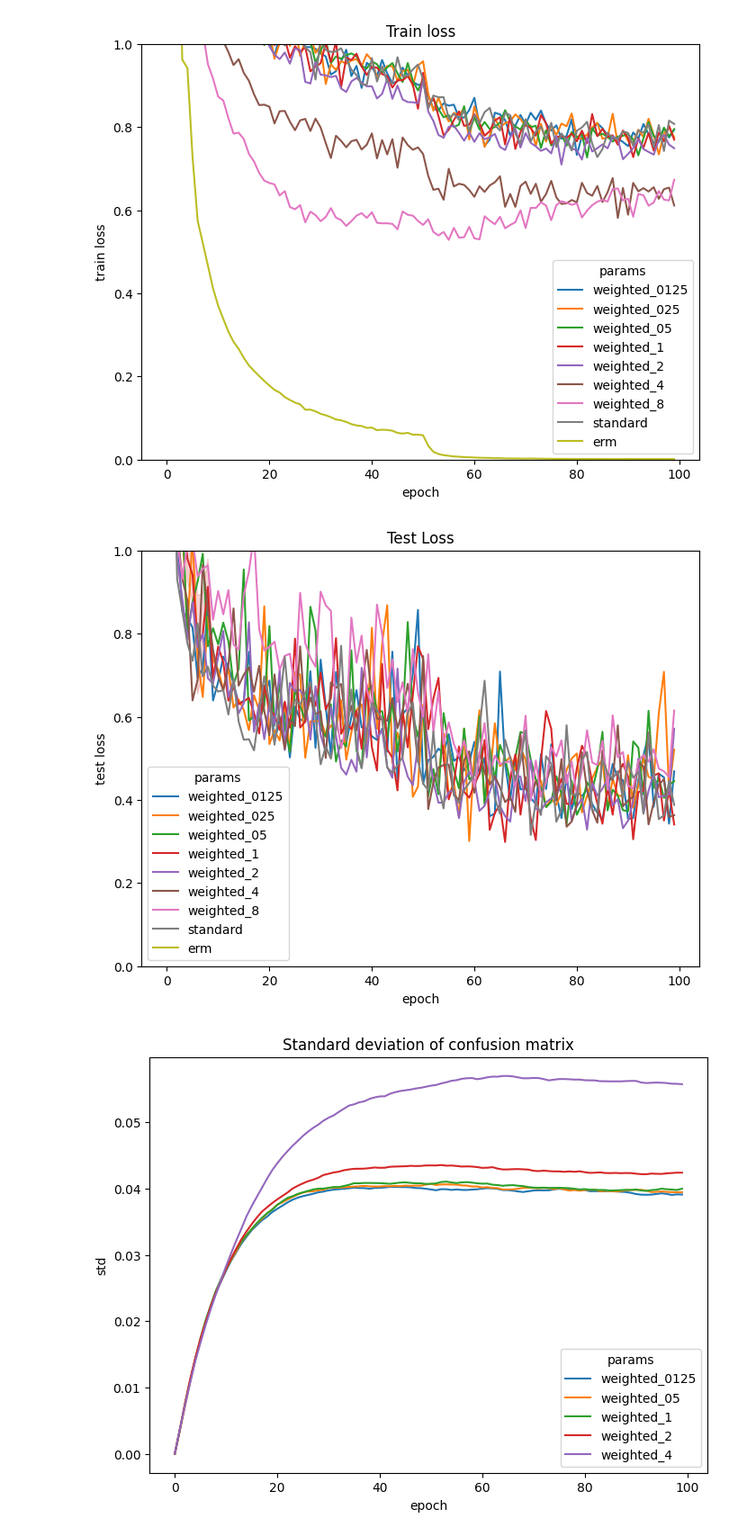
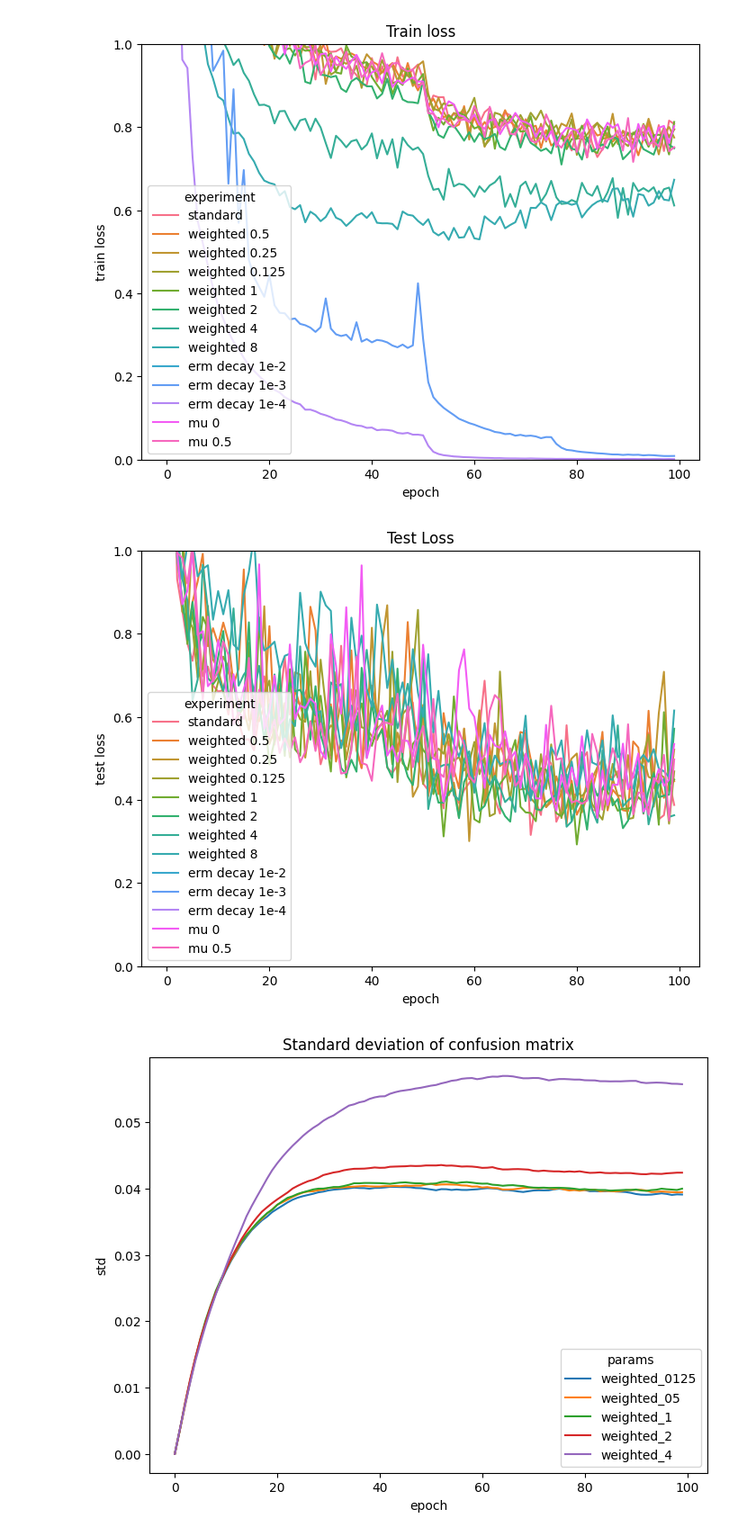
Before and after one commit to Maruf001/78-final-project, a Jupyter notebook: analysis.ipynb, the cells around one changed output. Shown: that part at 90% size. Cells and saved outputs as stored; diff of their text form; code cells hidden in the pictures.

Commit message:
more experiments

```diff
--- a/analysis.ipynb
+++ b/analysis.ipynb
@@ -76,19 +91,19 @@ plt.show()
 # %%
 plt.figure(figsize=(8, 6))
-sns.lineplot(data=df, x="epoch", y="train loss", hue="params")
+sns.lineplot(data=df, x="epoch", y="train loss", hue="experiment")
 plt.ylim(0, 1)
 plt.title("Train loss")
 plt.show()
 # %% [output]
-[figure, old version]
+[figure, new version]
 # %%
 plt.figure(figsize=(8, 6))
-sns.lineplot(data=df, x="epoch", y="test loss", hue="params")
+sns.lineplot(data=df, x="epoch", y="test loss", hue="experiment")
 plt.ylim(0, 1)
 plt.title("Test Loss")
 plt.show()
 # %% [output]
-[figure, old version]
+[figure, new version]
 # %%
 cms_weighted_0125 = torch.load("results/cm_0_ResNet18_weighted_0.125.pt")
 cms_weighted_025 = torch.load("results/cm_0_ResNet18_weighted_0.25.pt")
```
Also changed, not shown: parts of 4 cells of this notebook, 13 other files.
